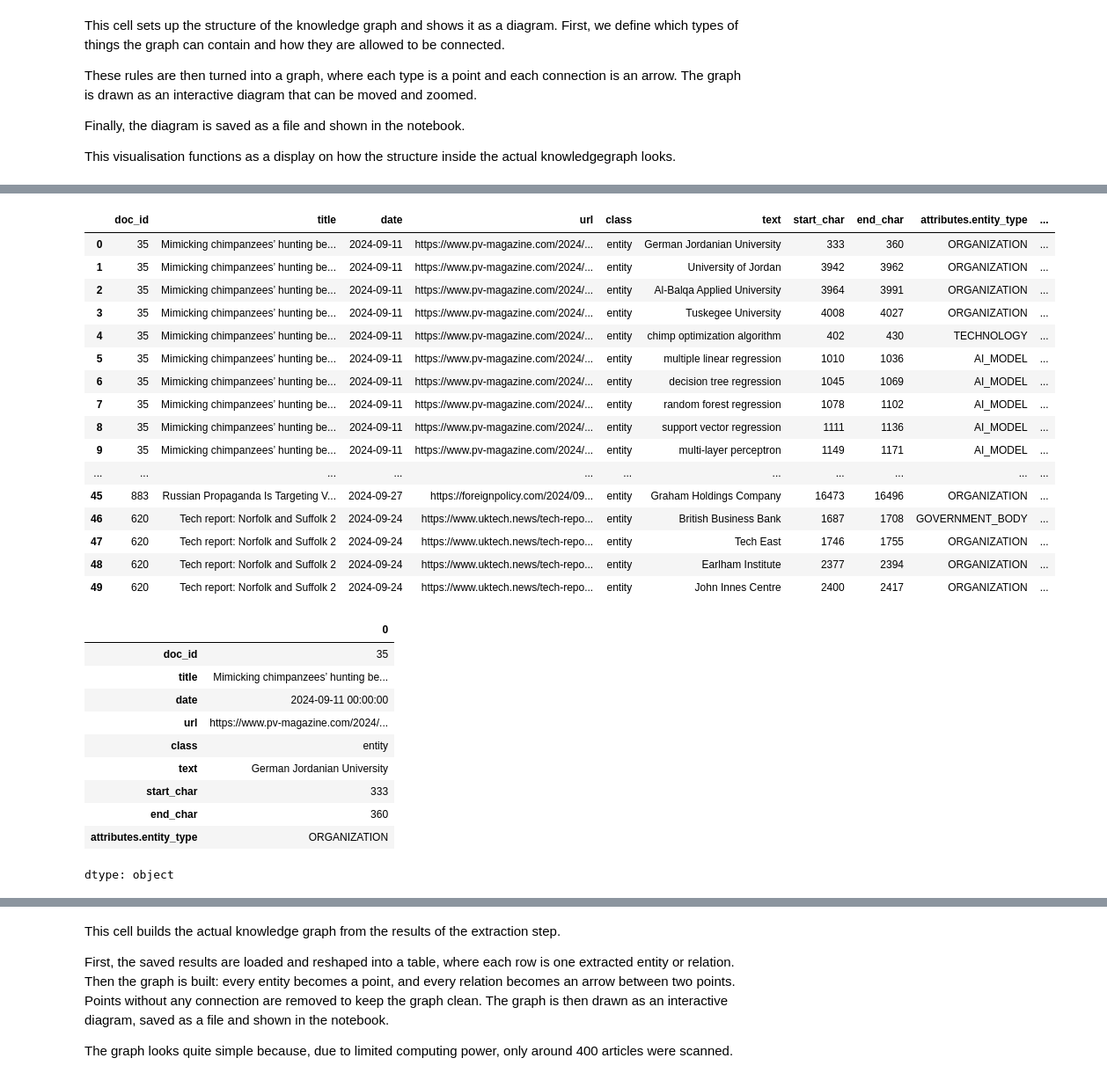
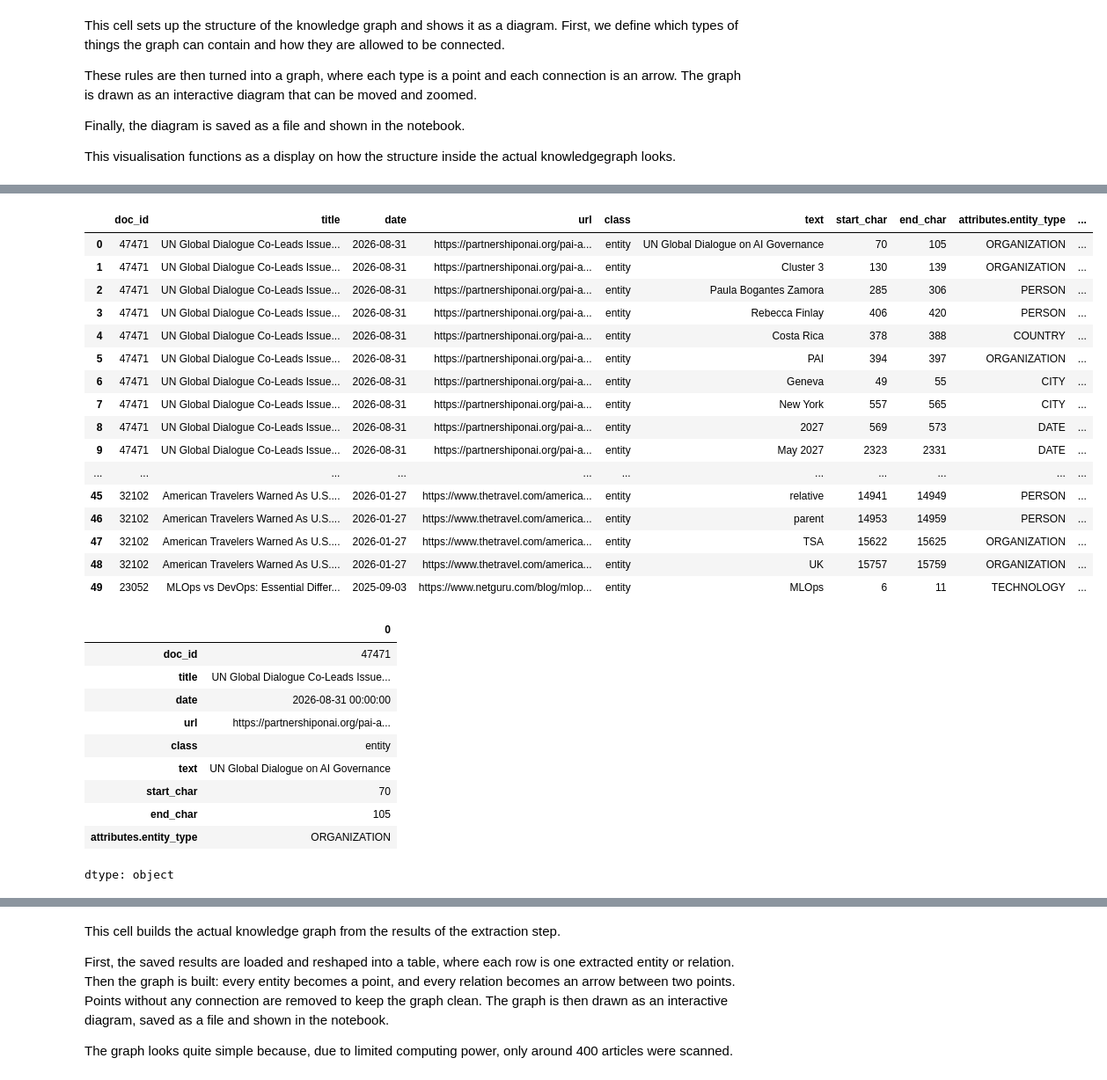
Before and after one commit to Pascingo/CTA-media-analysis, a Jupyter notebook: 01_Stage1_CLT.ipynb, the cells around one changed output, grey strips where cells are left out. Shown at 88% size. Saved outputs shown, nothing was run; the diff lists cells and outputs as text; code cells hidden in the pictures.

Commit message:
Added new path to cache files Created using Colab

```diff
--- a/01_Stage1_CLT.ipynb
+++ b/01_Stage1_CLT.ipynb
@@ -2244,51 +2259,51 @@ display(HTML(html))
 # %%
 
 # Point to the local cache file in 'data' where the results were saved
-LANGEXTRACT_CACHE_FILE = "data/langextract_sample_results.jsonl"
+LANGEXTRACT_CACHE_FILE = "data/langextract_ollama_25pm.jsonl"
 
 lx_raw = pd.read_json(LANGEXTRACT_CACHE_FILE, lines=True)
 
 lx = (
     lx_raw.explode("extractions")
     .dropna(subset=["extractions"])
     .reset_index(drop=True)
 )
 
 # Dicts in Spalten auflösen und Artikel-Infos wieder anhängen
 lx_extractions = pd.concat(
     [lx.drop(columns="extractions"), pd.json_normalize(lx["extractions"].tolist())],
     axis=1,
 )
 
 display(lx_extractions.head(50))
 lx_extractions.iloc[0].dropna()
 # %% [output]
 |  | doc_id | title | date | url | class | text | start_char | end_char | attributes.entity_type | ... |
-| 0 | 35 | Mimicking chimpanzees’ hunting be... | 2024-09-11 | https://www.pv-magazine.com/2024/... | entity | German Jordanian University | 333 | 360 | ORGANIZATION | ... |
-| 1 | 35 | Mimicking chimpanzees’ hunting be... | 2024-09-11 | https://www.pv-magazine.com/2024/... | entity | University of Jordan | 3942 | 3962 | ORGANIZATION | ... |
-| 2 | 35 | Mimicking chimpanzees’ hunting be... | 2024-09-11 | https://www.pv-magazine.com/2024/... | entity | Al-Balqa Applied University | 3964 | 3991 | ORGANIZATION | ... |
-| 3 | 35 | Mimicking chimpanzees’ hunting be... | 2024-09-11 | https://www.pv-magazine.com/2024/... | entity | Tuskegee University | 4008 | 4027 | ORGANIZATION | ... |
-| 4 | 35 | Mimicking chimpanzees’ hunting be... | 2024-09-11 | https://www.pv-magazine.com/2024/... | entity | chimp optimization algorithm | 402 | 430 | TECHNOLOGY | ... |
-| 5 | 35 | Mimicking chimpanzees’ hunting be... | 2024-09-11 | https://www.pv-magazine.com/2024/... | entity | multiple linear regression | 1010 | 1036 | AI_MODEL | ... |
-| 6 | 35 | Mimicking chimpanzees’ hunting be... | 2024-09-11 | https://www.pv-magazine.com/2024/... | entity | decision tree regression | 1045 | 1069 | AI_MODEL | ... |
-| 7 | 35 | Mimicking chimpanzees’ hunting be... | 2024-09-11 | https://www.pv-magazine.com/2024/... | entity | random forest regression | 1078 | 1102 | AI_MODEL | ... |
-| 8 | 35 | Mimicking chimpanzees’ hunting be... | 2024-09-11 | https://www.pv-magazine.com/2024/... | entity | support vector regression | 1111 | 1136 | AI_MODEL | ... |
-| 9 | 35 | Mimicking chimpanzees’ hunting be... | 2024-09-11 | https://www.pv-magazine.com/2024/... | entity | multi-layer perceptron | 1149 | 1171 | AI_MODEL | ... |
+| 0 | 47471 | UN Global Dialogue Co-Leads Issue... | 2026-08-31 | https://partnershiponai.org/pai-a... | entity | UN Global Dialogue on AI Governance | 70 | 105 | ORGANIZATION | ... |
+| 1 | 47471 | UN Global Dialogue Co-Leads Issue... | 2026-08-31 | https://partnershiponai.org/pai-a... | entity | Cluster 3 | 130 | 139 | ORGANIZATION | ... |
+| 2 | 47471 | UN Global Dialogue Co-Leads Issue... | 2026-08-31 | https://partnershiponai.org/pai-a... | entity | Paula Bogantes Zamora | 285 | 306 | PERSON | ... |
+| 3 | 47471 | UN Global Dialogue Co-Leads Issue... | 2026-08-31 | https://partnershiponai.org/pai-a... | entity | Rebecca Finlay | 406 | 420 | PERSON | ... |
+| 4 | 47471 | UN Global Dialogue Co-Leads Issue... | 2026-08-31 | https://partnershiponai.org/pai-a... | entity | Costa Rica | 378 | 388 | COUNTRY | ... |
+| 5 | 47471 | UN Global Dialogue Co-Leads Issue... | 2026-08-31 | https://partnershiponai.org/pai-a... | entity | PAI | 394 | 397 | ORGANIZATION | ... |
+| 6 | 47471 | UN Global Dialogue Co-Leads Issue... | 2026-08-31 | https://partnershiponai.org/pai-a... | entity | Geneva | 49 | 55 | CITY | ... |
+| 7 | 47471 | UN Global Dialogue Co-Leads Issue... | 2026-08-31 | https://partnershiponai.org/pai-a... | entity | New York | 557 | 565 | CITY | ... |
+| 8 | 47471 | UN Global Dialogue Co-Leads Issue... | 2026-08-31 | https://partnershiponai.org/pai-a... | entity | 2027 | 569 | 573 | DATE | ... |
+| 9 | 47471 | UN Global Dialogue Co-Leads Issue... | 2026-08-31 | https://partnershiponai.org/pai-a... | entity | May 2027 | 2323 | 2331 | DATE | ... |
 | ... | ... | ... | ... | ... | ... | ... | ... | ... | ... | ... |
-| 45 | 883 | Russian Propaganda Is Targeting V... | 2024-09-27 | https://foreignpolicy.com/2024/09... | entity | Graham Holdings Company | 16473 | 16496 | ORGANIZATION | ... |
-| 46 | 620 | Tech report: Norfolk and Suffolk 2 | 2024-09-24 | https://www.uktech.news/tech-repo... | entity | British Business Bank | 1687 | 1708 | GOVERNMENT_BODY | ... |
-| 47 | 620 | Tech report: Norfolk and Suffolk 2 | 2024-09-24 | https://www.uktech.news/tech-repo... | entity | Tech East | 1746 | 1755 | ORGANIZATION | ... |
-| 48 | 620 | Tech report: Norfolk and Suffolk 2 | 2024-09-24 | https://www.uktech.news/tech-repo... | entity | Earlham Institute | 2377 | 2394 | ORGANIZATION | ... |
-| 49 | 620 | Tech report: Norfolk and Suffolk 2 | 2024-09-24 | https://www.uktech.news/tech-repo... | entity | John Innes Centre | 2400 | 2417 | ORGANIZATION | ... |
+| 45 | 32102 | American Travelers Warned As U.S.... | 2026-01-27 | https://www.thetravel.com/america... | entity | relative | 14941 | 14949 | PERSON | ... |
+| 46 | 32102 | American Travelers Warned As U.S.... | 2026-01-27 | https://www.thetravel.com/america... | entity | parent | 14953 | 14959 | PERSON | ... |
+| 47 | 32102 | American Travelers Warned As U.S.... | 2026-01-27 | https://www.thetravel.com/america... | entity | TSA | 15622 | 15625 | ORGANIZATION | ... |
+| 48 | 32102 | American Travelers Warned As U.S.... | 2026-01-27 | https://www.thetravel.com/america... | entity | UK | 15757 | 15759 | ORGANIZATION | ... |
+| 49 | 23052 | MLOps vs DevOps: Essential Differ... | 2025-09-03 | https://www.netguru.com/blog/mlop... | entity | MLOps | 6 | 11 | TECHNOLOGY | ... |
 |  | 0 |
-| doc_id | 35 |
-| title | Mimicking chimpanzees’ hunting be... |
-| date | 2024-09-11 00:00:00 |
-| url | https://www.pv-magazine.com/2024/... |
+| doc_id | 47471 |
+| title | UN Global Dialogue Co-Leads Issue... |
+| date | 2026-08-31 00:00:00 |
+| url | https://partnershiponai.org/pai-a... |
 | class | entity |
-| text | German Jordanian University |
-| start_char | 333 |
-| end_char | 360 |
+| text | UN Global Dialogue on AI Governance |
+| start_char | 70 |
+| end_char | 105 |
 | attributes.entity_type | ORGANIZATION |
 dtype: object
 # %%
```
Also changed, not shown: parts of 16 cells of this notebook.
